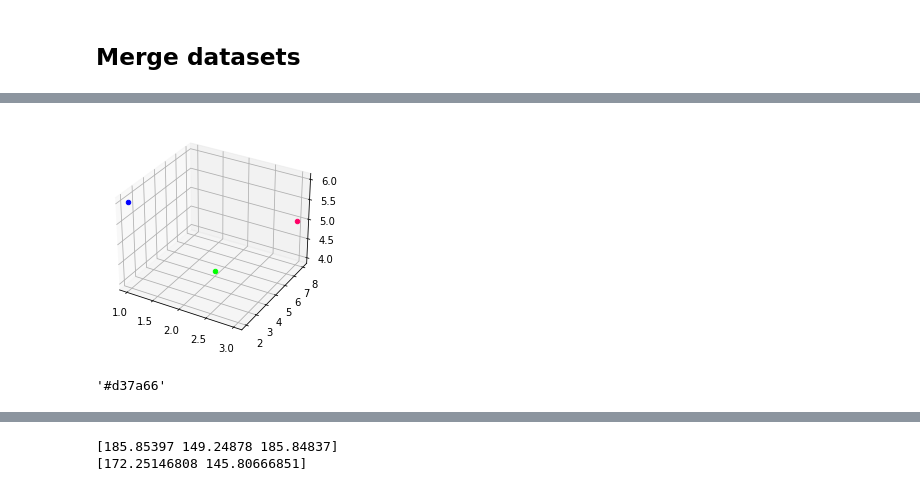
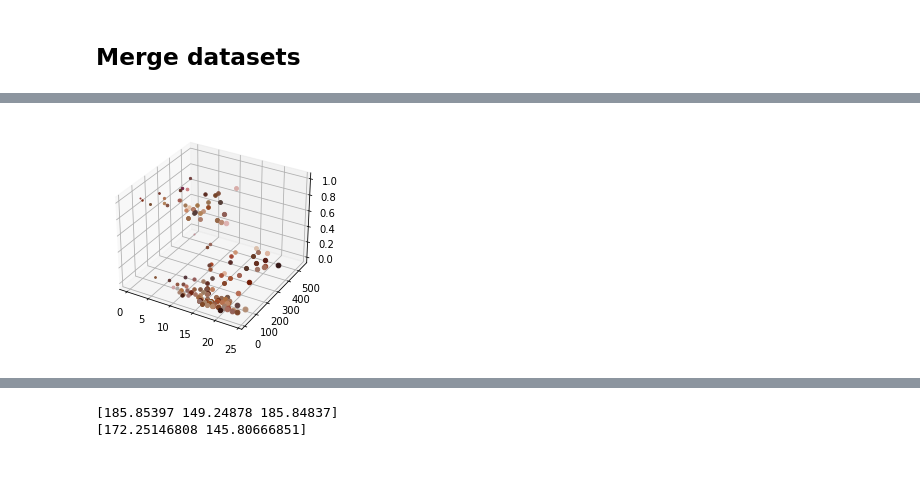
Before and after one commit to csipapicsa/fyp2021p03q10, a Jupyter notebook: notebooks/task_1.ipynb, the cells around one changed output, grey strips where cells are left out. Drawn from its saved outputs; the diff is of its cells as text; code cells hidden in the pictures.

Commit message:
an useless diagram, final report updated

```diff
--- a/notebooks/task_1.ipynb
+++ b/notebooks/task_1.ipynb
@@ -327,17 +327,13 @@ for y in color_list:
         pics_raw[y+"html"][i] = v
         #print(v)
 
+pics_raw["help_int_for_colors"] = 0
+for i in range(len(pics_raw)):
+    if pics_raw["melanoma"][i] == 1:
+        pics_raw["help_int_for_colors"][i] = "melanoma"
+    elif pics_raw["seborrheic_keratosis"][i] == 1:
+        pics_raw["help_int_for_colors"][i] = "keratosis"
+    else:
+        pics_raw["help_int_for_colors"][i] = "healthy"
+
 pics_raw.to_csv('../data/processed/dominant_colors_final_dataset.csv')
-# %%
-# convert RGB codes into HTML codes
-# convert RGB to html colors
-color_list =["RGB1","RGB2","RGB3","RGB4"]
-leng = len(dominant_color)
-for y in color_list:
-    for i,t in zip(range(leng),dominant_color[y]):
-        #print(i)
-        x = t.split(",")
-        c1,c2,c3 = int(x[0]),int(x[1]),int(x[2])
-        v = "#{0:02x}{1:02x}{2:02x}".format(clamp(c1), clamp(c2), clamp(c3))
-        dominant_color[y+"html"][i] = v
-        #print(v)
@@ -364,9 +358,10 @@ final_df
 ## Merge datasets
 # %%
 dominant_color = pd.read_csv("../data/processed/dominant_colors_final_dataset.csv", sep = ",")
+a_p = pd.read_csv("../features/features.csv", sep = ",")
 border_symmetry = pd.read_csv("../data/processed/border_symmetry.csv", sep = ",")
 border_symmetry = border_symmetry.drop(['image_id'],axis=1)
 dominant_color = dominant_color.drop(['Unnamed: 0','Unnamed: 0.1','adjusted_bool'],axis=1)
-final_df = pd.concat([dominant_color, border_symmetry], axis=1)
-final_df = final_df.drop(['Unnamed: 0.1.1'],axis=1)
+final_df = pd.concat([dominant_color, border_symmetry,a_p], axis=1)
+final_df = final_df.drop(['Unnamed: 0.1.1',"id"],axis=1)
 final_df.to_csv('../data/processed/final_df.csv')
@@ -389,26 +368,16 @@ dominant_color
 # %%
-X = [1, 2, 3]
-Y = [2, 5, 8]
-Z = [6, 4, 5]
-colors=["#0000FF", "#00FF00", "#FF0066"]
+X = final_df["RGB1_occ"]
+Y = final_df["border_diff_percent"]
+Z = final_df["seborrheic_keratosis"]
+colors=final_df["RGB1html"]
 
 fig = plt.figure()
 ax = fig.add_subplot(111, projection = '3d')
 
 
 for i in range(len(X)):
-    ax.scatter(X[i], Y[i], Z[i], color=colors[i])
+    ax.scatter(X[i], Y[i], Z[i], s = X[i], color=colors[i])
 plt.show()
 # %% [output]
-[figure, old version]
+[figure, new version]
-# %%
-r = 211
-g = 122
-b = 102
-def clamp(x):
-  return max(0, min(x, 255))
-
-"#{0:02x}{1:02x}{2:02x}".format(clamp(r), clamp(g), clamp(b))
-# %% [output]
-'#d37a66'
 # %%
```
Also changed, not shown: parts of 6 cells of this notebook, 3 other files.
